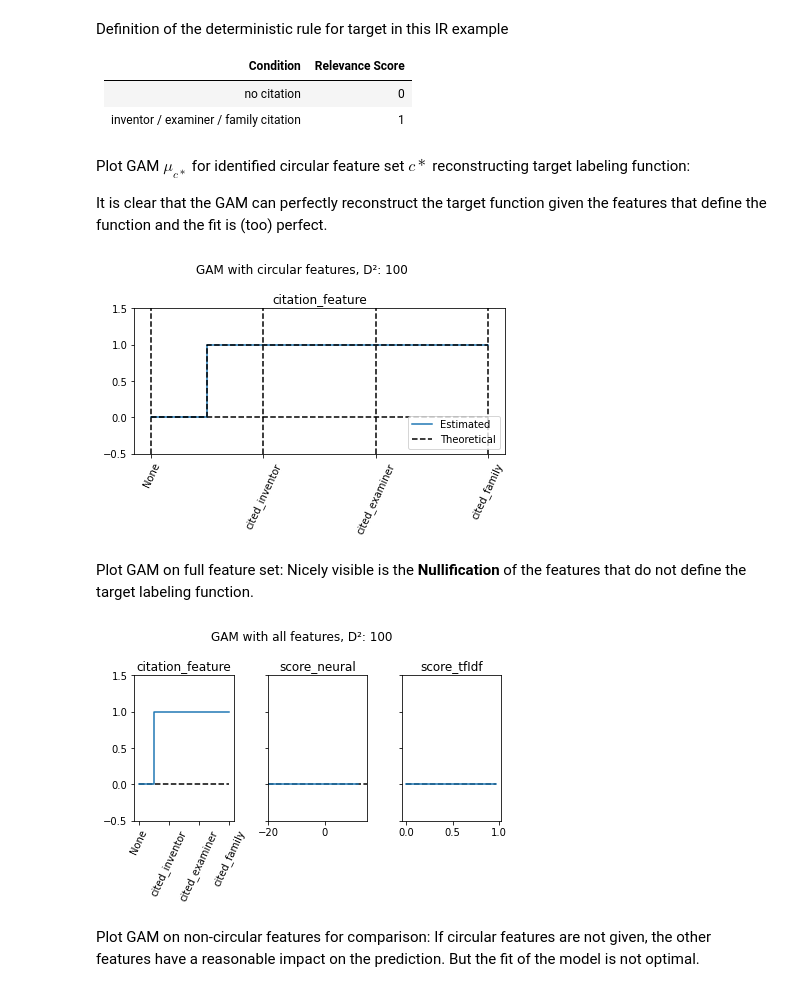
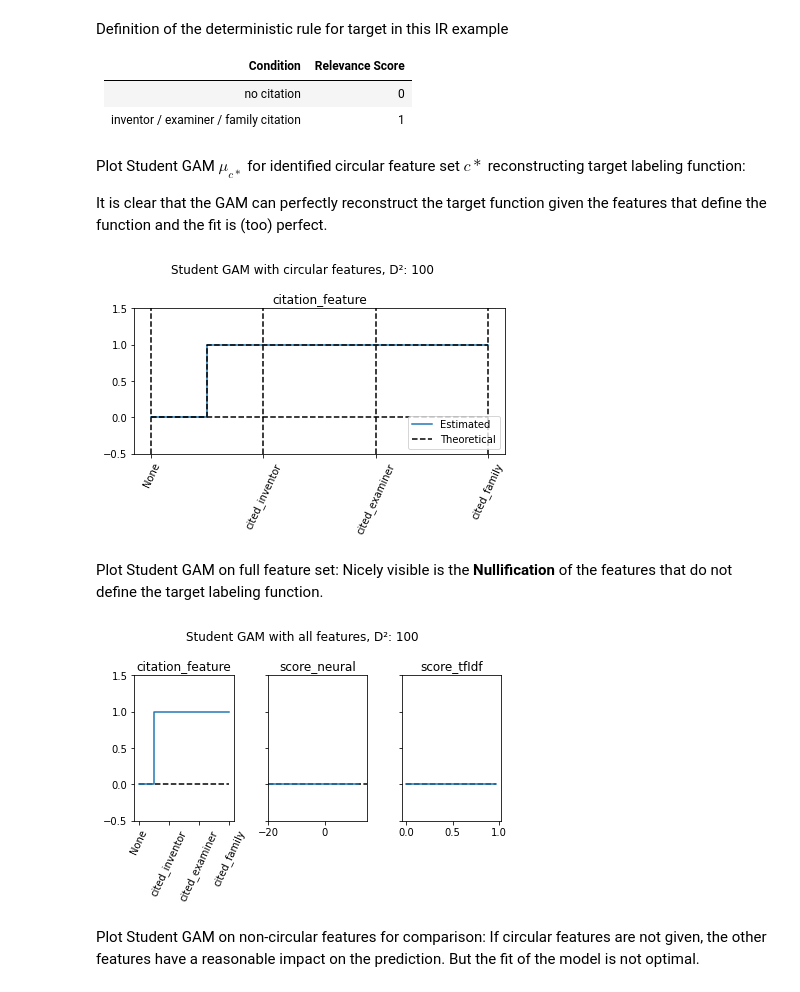
Before and after one commit to lisakuhn/circularitytest, a Jupyter notebook: example_notebooks/ir_dist_example.ipynb, the cells around one changed output. Drawn from its saved outputs; the diff is of its cells as text; code cells hidden in the pictures.

```diff
--- a/example_notebooks/ir_dist_example.ipynb
+++ b/example_notebooks/ir_dist_example.ipynb
@@ -192,24 +192,24 @@ Definition of the deterministic rule for target in this IR example
 decision_function = {0: "None",
                     1: ["cited_inventor", "cited_examiner","cited_family"]}
 # %% [markdown]
-Plot GAM $\mu_{c*}$ for identified circular feature set $c*$ reconstructing target labeling function:
+Plot Student GAM $\mu_{c*}$ for identified circular feature set $c*$ reconstructing target labeling function:
 
 It is clear that the GAM can perfectly reconstruct the target function given the features that define the function and the fit is (too) perfect.
 # %%
 gam = circularity_candidate[1]
-title = f"GAM with circular features, D²: {round(score(gam, data[circular_features].to_numpy(), data[target].to_numpy())*100)}"
+title = f"Student GAM with circular features, D²: {round(score(gam, data[circular_features].to_numpy(), data[target].to_numpy())*100)}"
 plot_gam_terms(config, gam, circular_features, decision_funct=decision_function, title=title)
 # %% [output]
-[figure, old version]
+[figure, new version]
 # %% [markdown]
-Plot GAM on full feature set: Nicely visible is the **Nullification** of the features that do not define the target labeling function.
+Plot Student GAM on full feature set: Nicely visible is the **Nullification** of the features that do not define the target labeling function.
 # %%
-title = f"GAM with all features, D²: {round(score(full_gam, data[features].to_numpy(), data[target].to_numpy())*100)}"
+title = f"Student GAM with all features, D²: {round(score(full_gam, data[features].to_numpy(), data[target].to_numpy())*100)}"
 plot_gam_terms(config, full_gam, features, title=title)
 # %% [output]
-[figure, old version]
+[figure, new version]
 # %% [markdown]
-Plot GAM on non-circular features for comparison: If circular features are not given, the other features have a reasonable impact on the prediction.
+Plot Student GAM on non-circular features for comparison: If circular features are not given, the other features have a reasonable impact on the prediction.
 But the fit of the model is not optimal.
 # %%
 non_circular_gam = [gam[1] for gam in sorted_result_gams if gam[0] == nullified_features][0]
```
Also changed, not shown: parts of 10 cells of this notebook, 7 other files.
